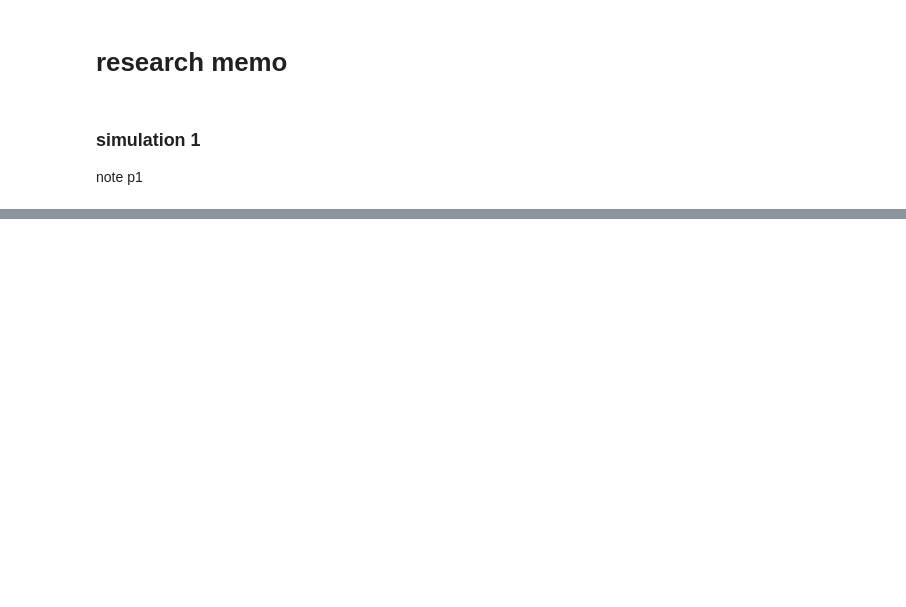
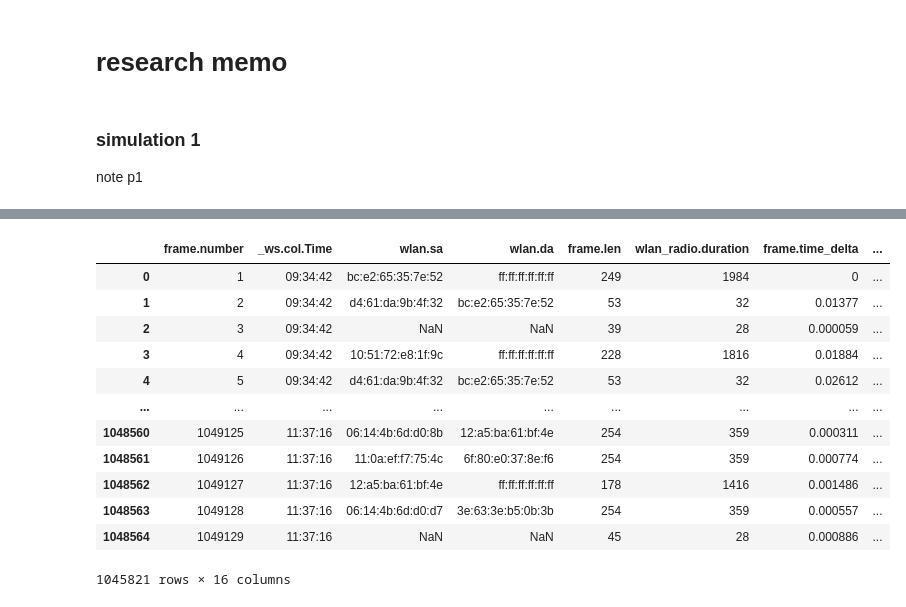
Before and after one commit to hamusita/master_research, a Jupyter notebook: simulations/simulation.ipynb, the cells around one changed output, grey strips where cells are left out. Cells and saved outputs as stored; diff of their text form; code cells hidden in the pictures; blank space fills up the shorter version.

```diff
--- a/simulations/simulation.ipynb
+++ b/simulations/simulation.ipynb
@@ -34,0 +52,17 @@ df.head(10)
+# %%
+df = df[df["Unnamed: 12"].isnull()]
+df.head(-10)
+# %% [output]
+|  | frame.number | _ws.col.Time | wlan.sa | wlan.da | frame.len | wlan_radio.duration | frame.time_delta | ... |
+| 0 | 1 | 09:34:42 | bc:e2:65:35:7e:52 | ff:ff:ff:ff:ff:ff | 249 | 1984 | 0 | ... |
+| 1 | 2 | 09:34:42 | d4:61:da:9b:4f:32 | bc:e2:65:35:7e:52 | 53 | 32 | 0.01377 | ... |
+| 2 | 3 | 09:34:42 | NaN | NaN | 39 | 28 | 0.000059 | ... |
+| 3 | 4 | 09:34:42 | 10:51:72:e8:1f:9c | ff:ff:ff:ff:ff:ff | 228 | 1816 | 0.01884 | ... |
+| 4 | 5 | 09:34:42 | d4:61:da:9b:4f:32 | bc:e2:65:35:7e:52 | 53 | 32 | 0.02612 | ... |
+| ... | ... | ... | ... | ... | ... | ... | ... | ... |
+| 1048560 | 1049125 | 11:37:16 | 06:14:4b:6d:d0:8b | 12:a5:ba:61:bf:4e | 254 | 359 | 0.000311 | ... |
+| 1048561 | 1049126 | 11:37:16 | 11:0a:ef:f7:75:4c | 6f:80:e0:37:8e:f6 | 254 | 359 | 0.000774 | ... |
+| 1048562 | 1049127 | 11:37:16 | 12:a5:ba:61:bf:4e | ff:ff:ff:ff:ff:ff | 178 | 1416 | 0.001486 | ... |
+| 1048563 | 1049128 | 11:37:16 | 06:14:4b:6d:d0:d7 | 3e:63:3e:b5:0b:3b | 254 | 359 | 0.000557 | ... |
+| 1048564 | 1049129 | 11:37:16 | NaN | NaN | 45 | 28 | 0.000886 | ... |
+1045821 rows × 16 columns
```
Also changed, not shown: parts of 11 cells of this notebook.
